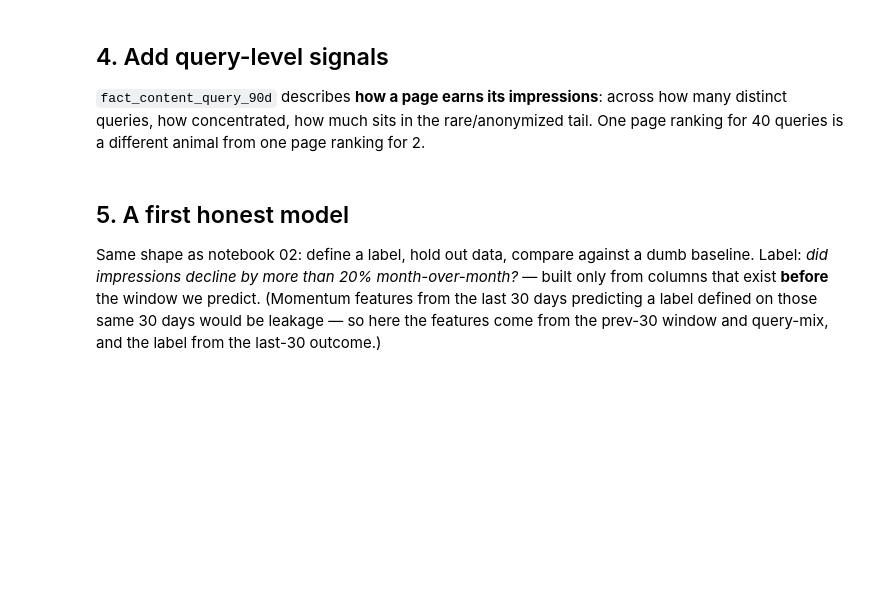
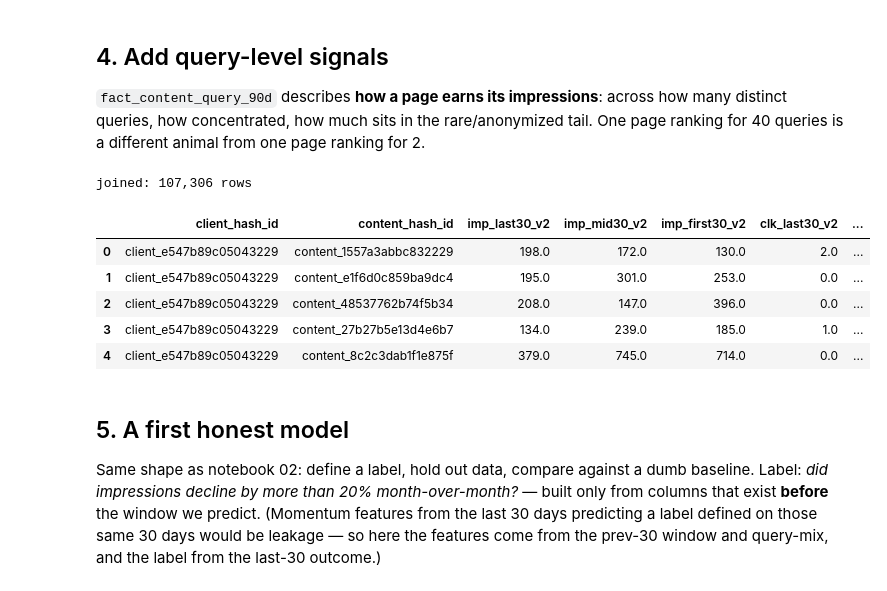
Before and after one commit to shaikhabdullahwaseem17-byte/vigilant-meme, a Jupyter notebook: notebooks/03_working_with_the_full_release.ipynb, the cells around one changed output. Saved outputs shown, nothing was run; the diff lists cells and outputs as text; code cells hidden in the pictures; blank space fills up the shorter version.

```diff
--- a/notebooks/03_working_with_the_full_release.ipynb
+++ b/notebooks/03_working_with_the_full_release.ipynb
@@ -114,19 +144,31 @@ for 40 queries is a different animal from one page ranking for 2.
 # %%
 qsignals = con.sql(f"""
     SELECT content_hash_id,
            ANY_VALUE(content_visible_query_count)     AS visible_queries,
            ANY_VALUE(rare_impressions_share)          AS rare_share,
            ANY_VALUE(anonymized_impressions_share)    AS anon_share,
            MAX(impressions_90d)                       AS top_query_impressions,
            SUM(impressions_90d)                       AS kept_impressions
     FROM {TABLES['fact_query_90d']}
     GROUP BY content_hash_id
 """).df()
 
 qsignals['top_query_share'] = qsignals['top_query_impressions'] / qsignals['kept_impressions']
 data = features.merge(qsignals, on='content_hash_id', how='left')
+
+# Calculate impression momentum feature
+data['impression_momentum'] = (data['imp_last30_v2'] - data['imp_mid30_v2']) / (data['imp_last30_v2'] + data['imp_mid30_v2'])
+
 print(f'joined: {len(data):,} rows')
 data.head()
+# %% [output]
+joined: 107,306 rows
+|  | client_hash_id | content_hash_id | imp_last30_v2 | imp_mid30_v2 | imp_first30_v2 | clk_last30_v2 | ... |
+| 0 | client_e547b89c05043229 | content_1557a3abbc832229 | 198.0 | 172.0 | 130.0 | 2.0 | ... |
+| 1 | client_e547b89c05043229 | content_e1f6d0c859ba9dc4 | 195.0 | 301.0 | 253.0 | 0.0 | ... |
+| 2 | client_e547b89c05043229 | content_48537762b74f5b34 | 208.0 | 147.0 | 396.0 | 0.0 | ... |
+| 3 | client_e547b89c05043229 | content_27b27b5e13d4e6b7 | 134.0 | 239.0 | 185.0 | 1.0 | ... |
+| 4 | client_e547b89c05043229 | content_8c2c3dab1f1e875f | 379.0 | 745.0 | 714.0 | 0.0 | ... |
 # %% [markdown]
 ## 5. A first honest model
 
```
Also changed, not shown: parts of 6 cells of this notebook.
